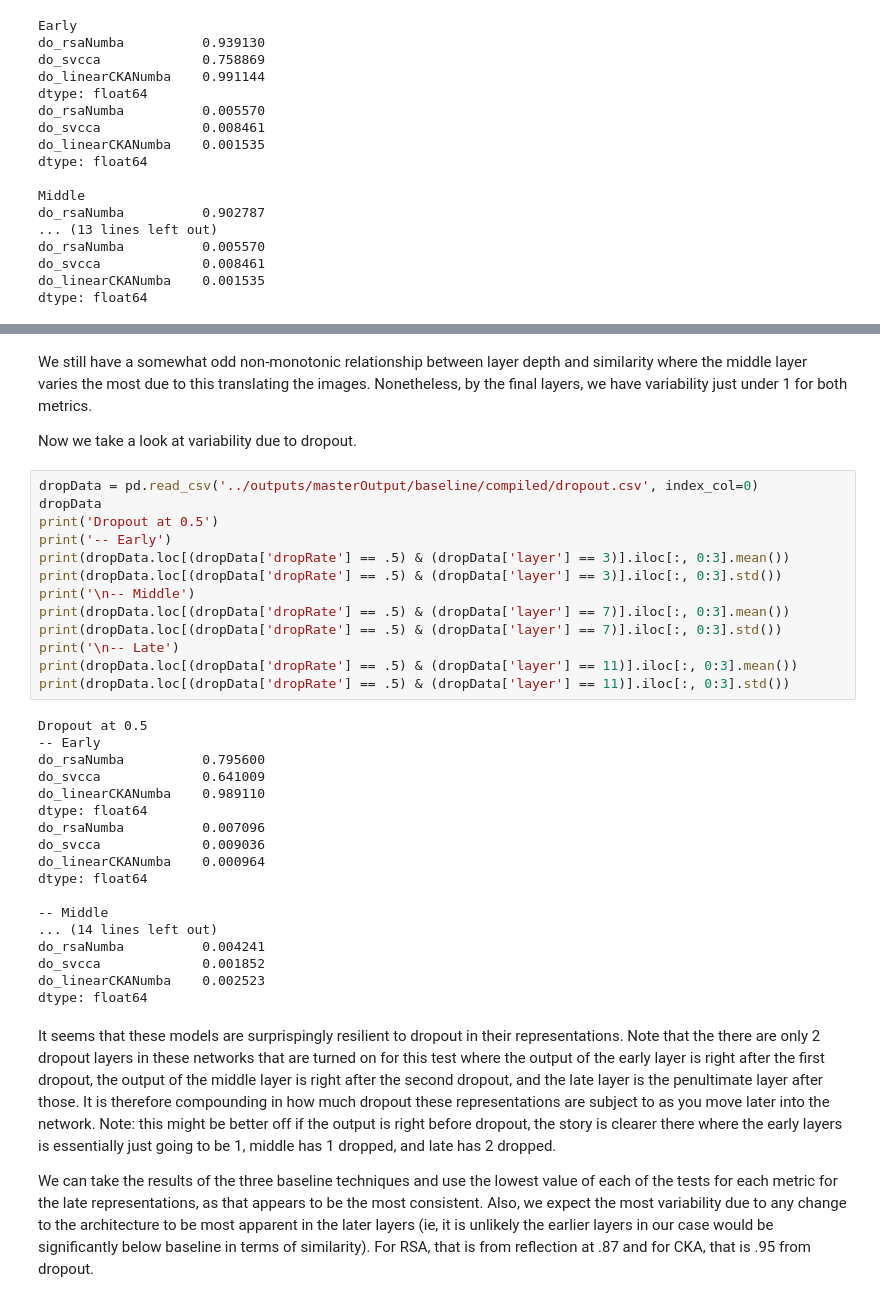
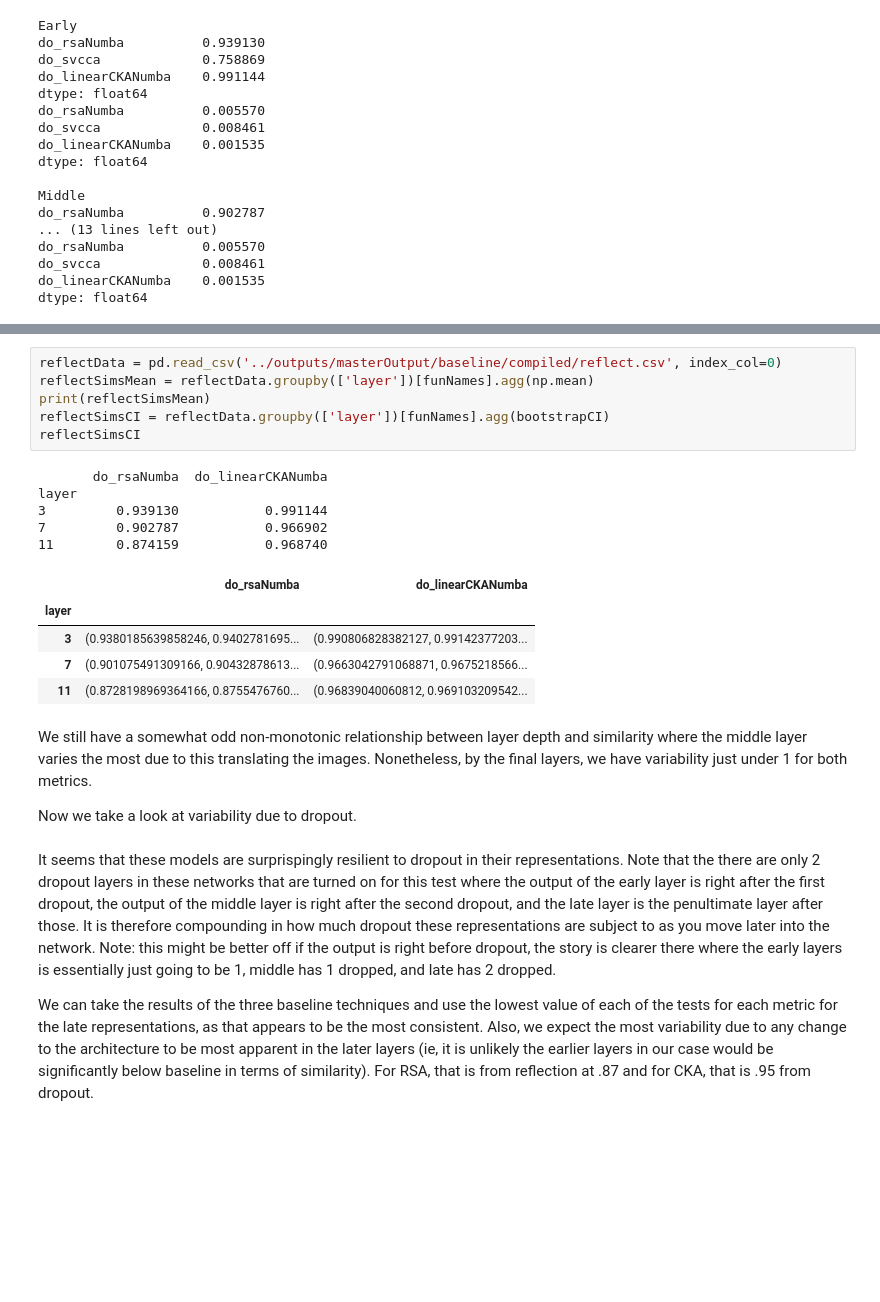
Before and after one commit to VandyCatLab/modelzoo, a Jupyter notebook: notebooks/MasterbookJason.ipynb, the cells around one changed output, grey strips where cells are left out. Cells and saved outputs as stored; diff of their text form; blank space fills up the shorter version.

```diff
--- a/notebooks/MasterbookJason.ipynb
+++ b/notebooks/MasterbookJason.ipynb
@@ -503,38 +578,24 @@ dtype: float64
+# %%
+reflectData = pd.read_csv('../outputs/masterOutput/baseline/compiled/reflect.csv', index_col=0)
+reflectSimsMean = reflectData.groupby(['layer'])[funNames].agg(np.mean)
+print(reflectSimsMean)
+reflectSimsCI = reflectData.groupby(['layer'])[funNames].agg(bootstrapCI)
+reflectSimsCI
+# %% [output]
+       do_rsaNumba  do_linearCKANumba
+layer
+3         0.939130           0.991144
+7         0.902787           0.966902
+11        0.874159           0.968740
+|  | do_rsaNumba | do_linearCKANumba |
+| layer |  |  |
+| 3 | (0.9380185639858246, 0.9402781695... | (0.990806828382127, 0.99142377203... |
+| 7 | (0.901075491309166, 0.90432878613... | (0.9663042791068871, 0.9675218566... |
+| 11 | (0.8728198969364166, 0.8755476760... | (0.96839040060812, 0.969103209542... |
 # %% [markdown]
 We still have a somewhat odd non-monotonic relationship between layer depth and similarity where the middle layer varies the most due to this translating the images. Nonetheless, by the final layers, we have variability just under 1 for both metrics.
 
 Now we take a look at variability due to dropout.
-# %%
-dropData = pd.read_csv('../outputs/masterOutput/baseline/compiled/dropout.csv', index_col=0)
-dropData
-print('Dropout at 0.5')
-print('-- Early')
-print(dropData.loc[(dropData['dropRate'] == .5) & (dropData['layer'] == 3)].iloc[:, 0:3].mean())
-print(dropData.loc[(dropData['dropRate'] == .5) & (dropData['layer'] == 3)].iloc[:, 0:3].std())
-print('\n-- Middle')
-print(dropData.loc[(dropData['dropRate'] == .5) & (dropData['layer'] == 7)].iloc[:, 0:3].mean())
-print(dropData.loc[(dropData['dropRate'] == .5) & (dropData['layer'] == 7)].iloc[:, 0:3].std())
-print('\n-- Late')
-print(dropData.loc[(dropData['dropRate'] == .5) & (dropData['layer'] == 11)].iloc[:, 0:3].mean())
-print(dropData.loc[(dropData['dropRate'] == .5) & (dropData['layer'] == 11)].iloc[:, 0:3].std())
-# %% [output]
-Dropout at 0.5
--- Early
-do_rsaNumba          0.795600
-do_svcca             0.641009
-do_linearCKANumba    0.989110
-dtype: float64
-do_rsaNumba          0.007096
-do_svcca             0.009036
-do_linearCKANumba    0.000964
-dtype: float64
-
--- Middle
-... (14 lines left out)
-do_rsaNumba          0.004241
-do_svcca             0.001852
-do_linearCKANumba    0.002523
-dtype: float64
 # %% [markdown]
 It seems that these models are surprispingly resilient to dropout in their representations. Note that the there are only 2 dropout layers in these networks that are turned on for this test where the output of the early layer is right after the first dropout, the output of the middle layer is right after the second dropout, and the late layer is the penultimate layer after those. It is therefore compounding in how much dropout these representations are subject to as you move later into the network. Note: this might be better off if the output is right before dropout, the story is clearer there where the early layers is essentially just going to be 1, middle has 1 dropped, and late has 2 dropped.
 
```
Also changed, not shown: parts of 12 cells of this notebook.
